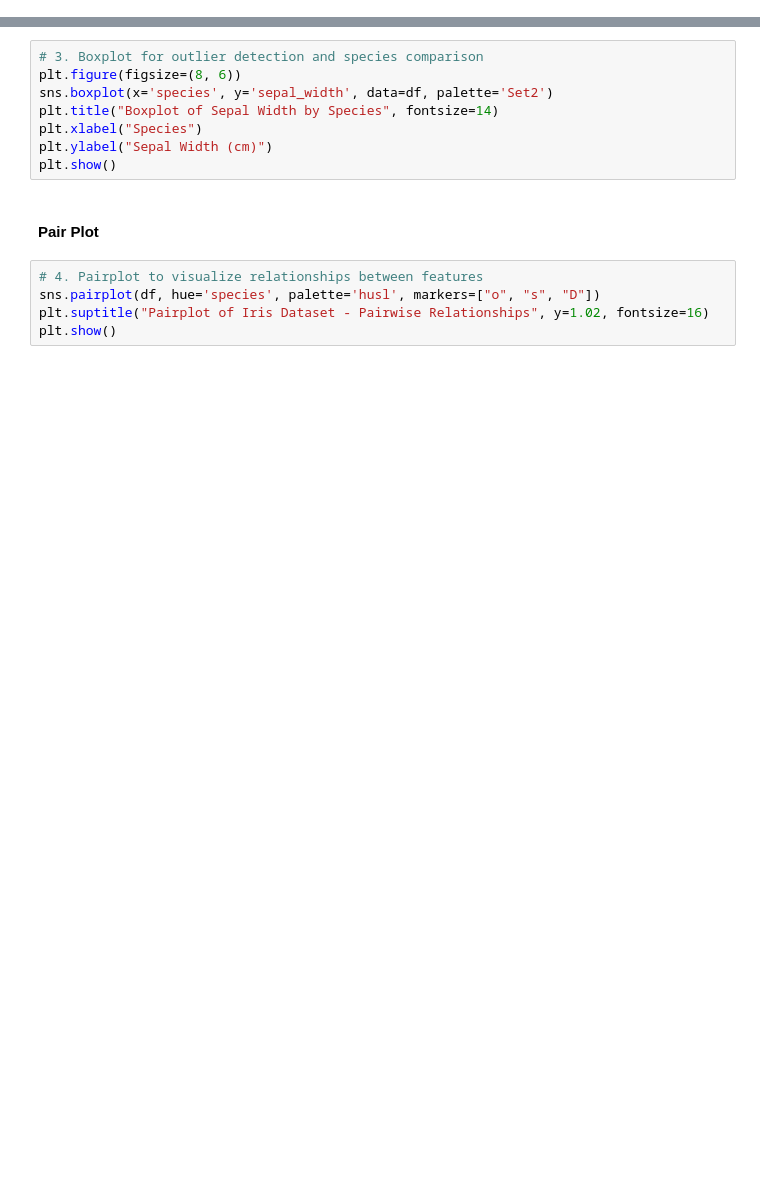
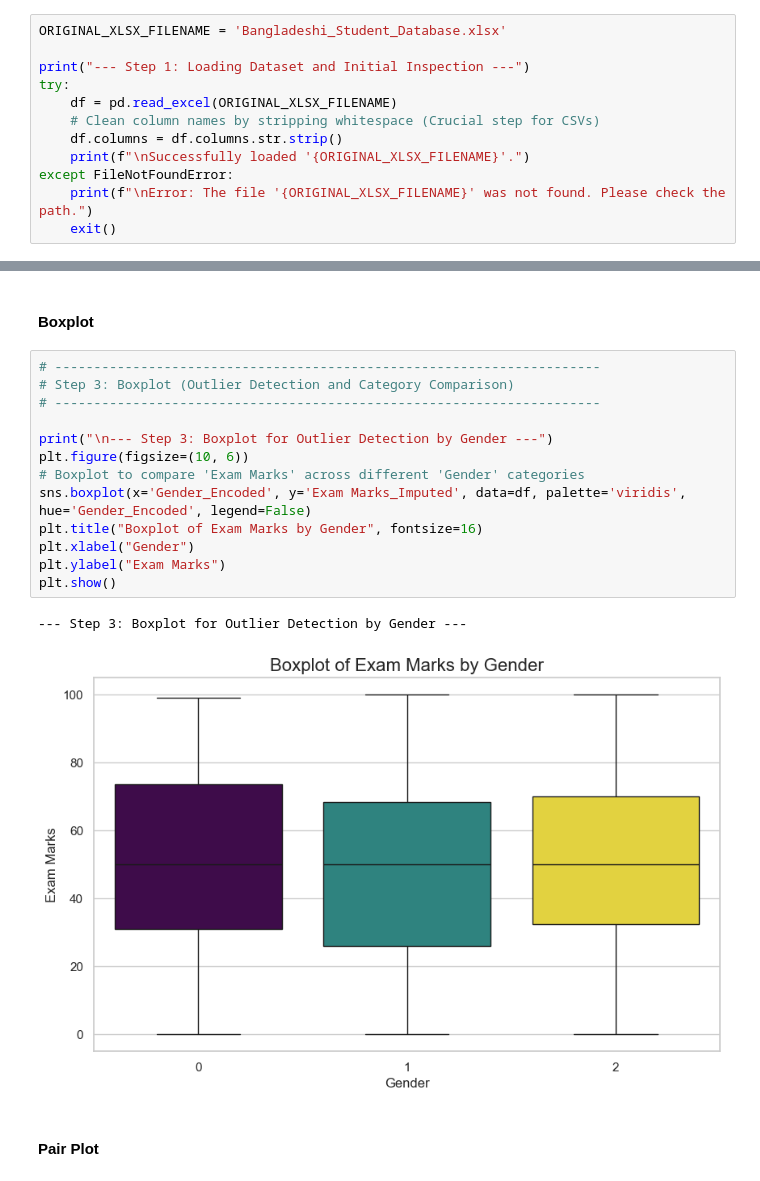
Before and after one commit to sabbirhasaann/ml-lab, a Jupyter notebook: Lab 03/explanatory_data_analysis.ipynb, the cells around one changed output, grey strips where cells are left out. Cells and saved outputs as stored; diff of their text form; blank space fills up the shorter version.

```diff
--- a/Lab 03/explanatory_data_analysis.ipynb
+++ b/Lab 03/explanatory_data_analysis.ipynb
@@ -19,0 +16,12 @@ Dataset loaded successfully.
+# %%
+ORIGINAL_XLSX_FILENAME = 'Bangladeshi_Student_Database.xlsx'
+
+print("--- Step 1: Loading Dataset and Initial Inspection ---")
+try:
+    df = pd.read_excel(ORIGINAL_XLSX_FILENAME)
+    # Clean column names by stripping whitespace (Crucial step for CSVs)
+    df.columns = df.columns.str.strip()
+    print(f"\nSuccessfully loaded '{ORIGINAL_XLSX_FILENAME}'.")
+except FileNotFoundError:
+    print(f"\nError: The file '{ORIGINAL_XLSX_FILENAME}' was not found. Please check the path.")
+    exit()
@@ -61,15 +123,20 @@ KeyError: 'sepal_length'
+# %% [markdown]
+#### Boxplot
 # %%
-# 3. Boxplot for outlier detection and species comparison
-plt.figure(figsize=(8, 6))
-sns.boxplot(x='species', y='sepal_width', data=df, palette='Set2')
-plt.title("Boxplot of Sepal Width by Species", fontsize=14)
-plt.xlabel("Species")
-plt.ylabel("Sepal Width (cm)")
+# ----------------------------------------------------------------------
+# Step 3: Boxplot (Outlier Detection and Category Comparison)
+# ----------------------------------------------------------------------
+
+print("\n--- Step 3: Boxplot for Outlier Detection by Gender ---")
+plt.figure(figsize=(10, 6))
+# Boxplot to compare 'Exam Marks' across different 'Gender' categories
+sns.boxplot(x='Gender_Encoded', y='Exam Marks_Imputed', data=df, palette='viridis', hue='Gender_Encoded', legend=False)
+plt.title("Boxplot of Exam Marks by Gender", fontsize=16)
+plt.xlabel("Gender")
+plt.ylabel("Exam Marks")
 plt.show()
+# %% [output]
+--- Step 3: Boxplot for Outlier Detection by Gender ---
+[figure, added]
 # %% [markdown]
 #### Pair Plot
-# %%
-# 4. Pairplot to visualize relationships between features
-sns.pairplot(df, hue='species', palette='husl', markers=["o", "s", "D"])
-plt.suptitle("Pairplot of Iris Dataset - Pairwise Relationships", y=1.02, fontsize=16)
-plt.show()
```
Also changed, not shown: parts of 23 cells of this notebook, 1 other file.
